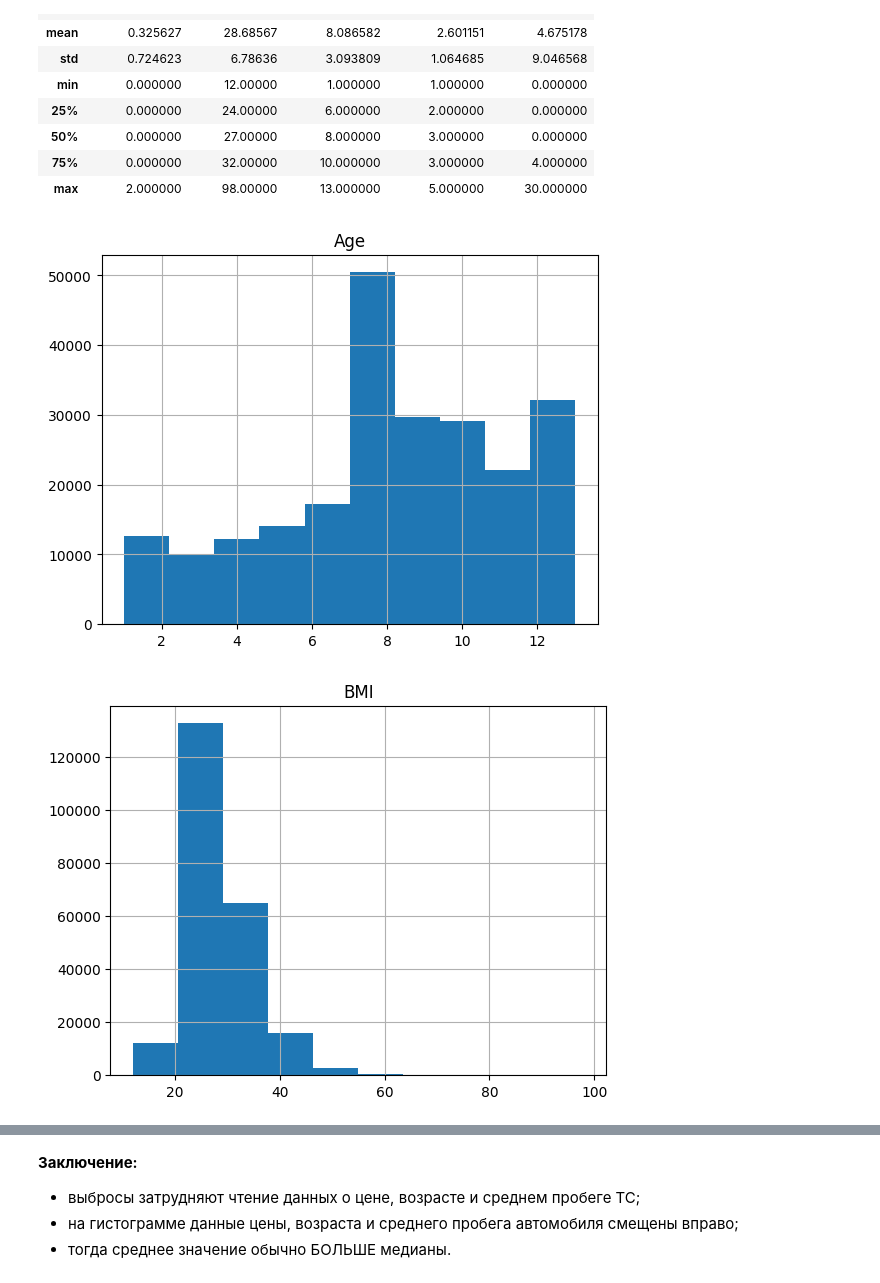
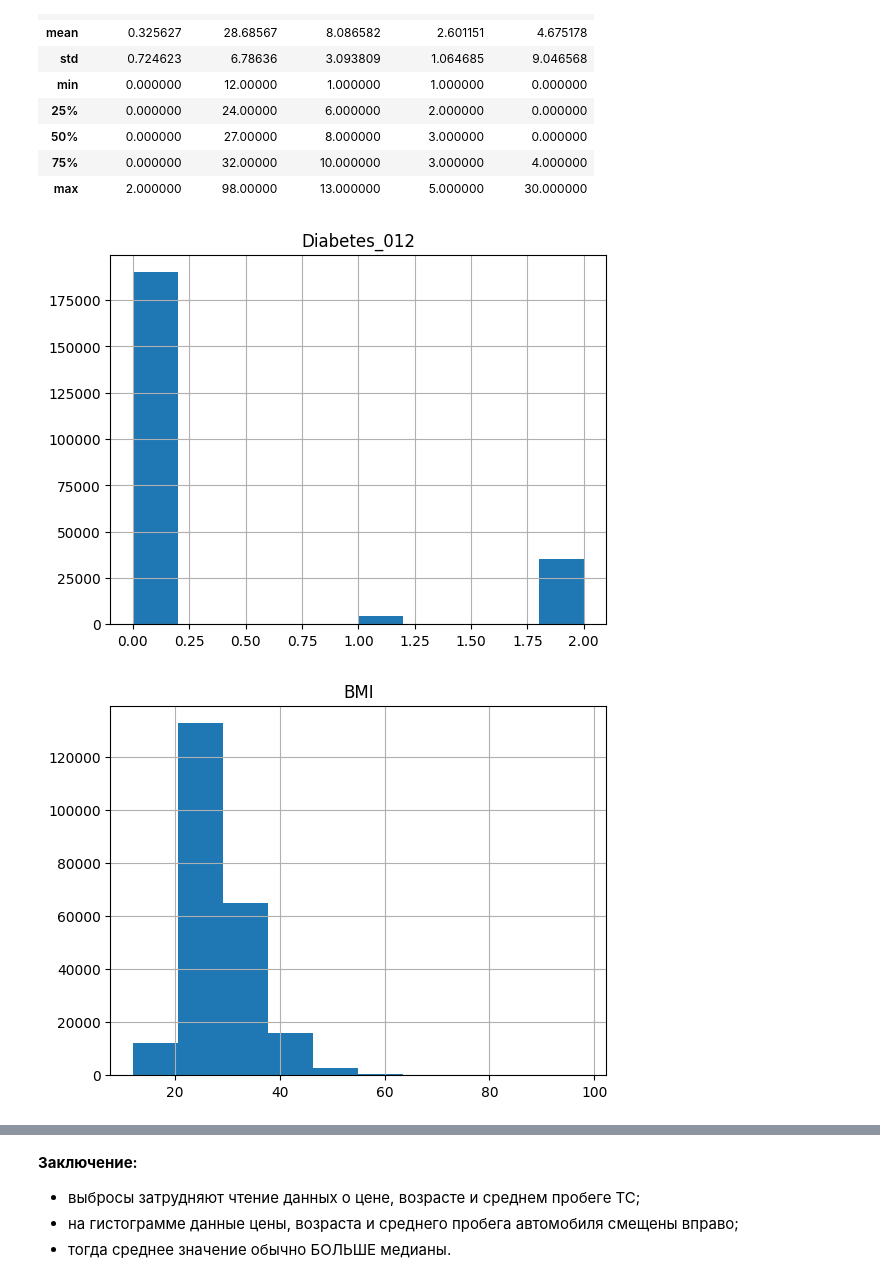
Before and after one commit to AlexeyRau/OMGTU, a Jupyter notebook: 2 курс/4 семестр/Машинное обучение/Лабораторная работа №1. Исследовательский анализ данных (EDA)/Ex1_c.ipynb, the cells around one changed output, grey strips where cells are left out. Cells and saved outputs as stored; diff of their text form; code cells hidden in the pictures.

```diff
--- a/2 курс/4 семестр/Машинное обучение/Лабораторная работа №1. Исследовательский анализ данных (EDA)/Ex1_c.ipynb
+++ b/2 курс/4 семестр/Машинное обучение/Лабораторная работа №1. Исследовательский анализ данных (EDA)/Ex1_c.ipynb
@@ -305,12 +303,12 @@ data.describe()[['Diabetes_012', 'BMI', 'Age', 'GenHlth', 'PhysHlth']]
 | 75% | 0.000000 | 32.00000 | 10.000000 | 3.000000 | 4.000000 |
 | max | 2.000000 | 98.00000 | 13.000000 | 5.000000 | 30.000000 |
 # %%
-columns = ['Age', 'BMI', 'GenHlth', 'MentHlth', 'PhysHlth']
+columns = ['Diabetes_012', 'BMI', 'GenHlth', 'MentHlth', 'PhysHlth']
 
 for column in columns:
     data.hist(column)
 # %% [output]
-[figure, old version]
+[figure, new version]
 [figure]
 [figure]
 [figure]
```
Also changed, not shown: parts of 2 cells of this notebook.
